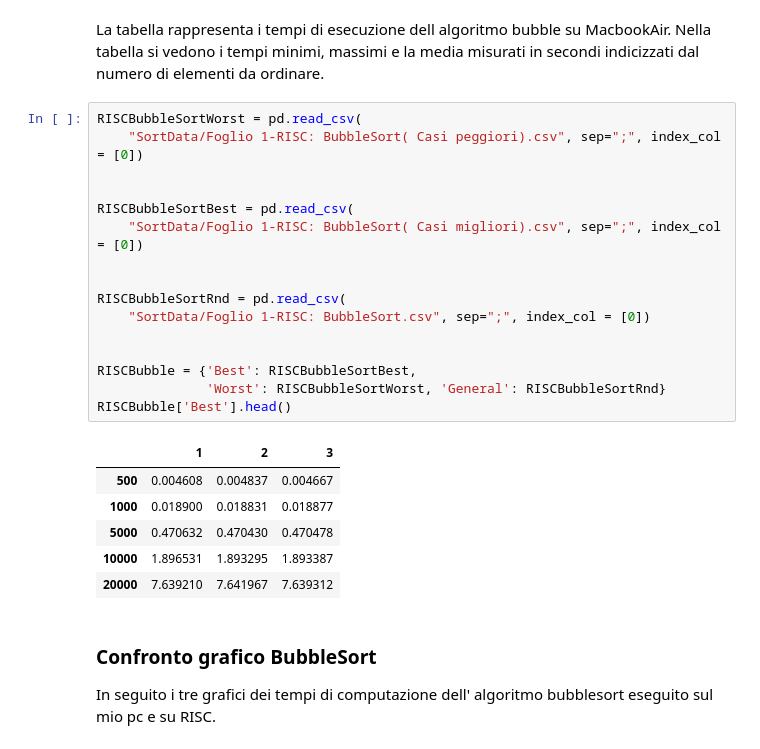
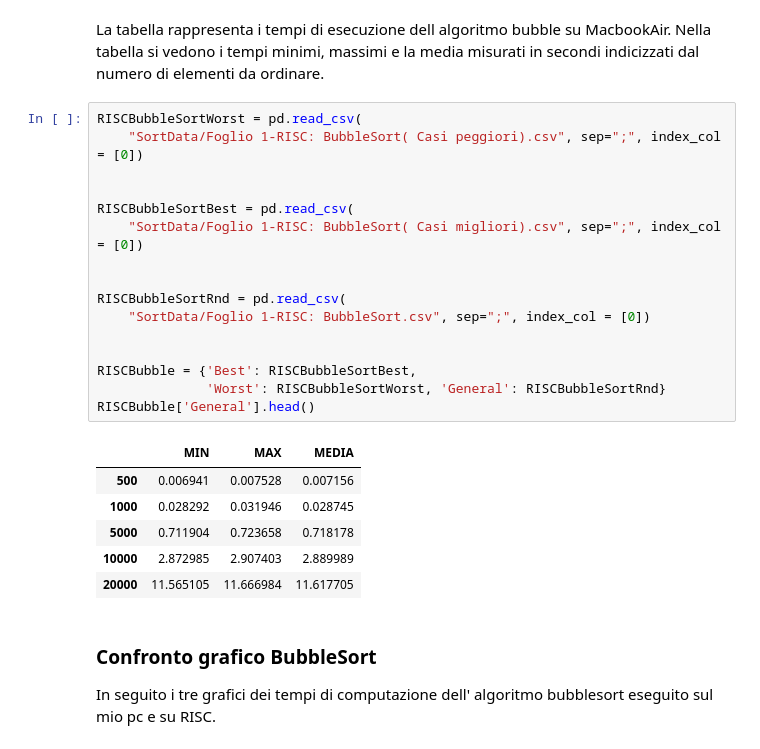
Before and after one commit to MattiaBianchessi/Testing_RISC-V, a Jupyter notebook: Sorting/RisultatiSorting.ipynb, the cells around one changed output. Drawn from its saved outputs; the diff is of its cells as text.

```diff
--- a/Sorting/RisultatiSorting.ipynb
+++ b/Sorting/RisultatiSorting.ipynb
@@ -35,26 +35,26 @@ La tabella rappresenta i tempi di esecuzione dell algoritmo bubble su MacbookAir
 # %%
 RISCBubbleSortWorst = pd.read_csv(
     "SortData/Foglio 1-RISC: BubbleSort( Casi peggiori).csv", sep=";", index_col = [0])
 
 
 RISCBubbleSortBest = pd.read_csv(
     "SortData/Foglio 1-RISC: BubbleSort( Casi migliori).csv", sep=";", index_col = [0])
 
 
 RISCBubbleSortRnd = pd.read_csv(
     "SortData/Foglio 1-RISC: BubbleSort.csv", sep=";", index_col = [0])
 
 
 RISCBubble = {'Best': RISCBubbleSortBest,
               'Worst': RISCBubbleSortWorst, 'General': RISCBubbleSortRnd}
-RISCBubble['Best'].head()
+RISCBubble['General'].head()
 # %% [output]
-|  | 1 | 2 | 3 |
-| 500 | 0.004608 | 0.004837 | 0.004667 |
-| 1000 | 0.018900 | 0.018831 | 0.018877 |
-| 5000 | 0.470632 | 0.470430 | 0.470478 |
-| 10000 | 1.896531 | 1.893295 | 1.893387 |
-| 20000 | 7.639210 | 7.641967 | 7.639312 |
+|  | MIN | MAX | MEDIA |
+| 500 | 0.006941 | 0.007528 | 0.007156 |
+| 1000 | 0.028292 | 0.031946 | 0.028745 |
+| 5000 | 0.711904 | 0.723658 | 0.718178 |
+| 10000 | 2.872985 | 2.907403 | 2.889989 |
+| 20000 | 11.565105 | 11.666984 | 11.617705 |
 # %% [markdown]
 ### Confronto grafico BubbleSort
 
```
Also changed, not shown: parts of 5 cells of this notebook, 17 other files.
